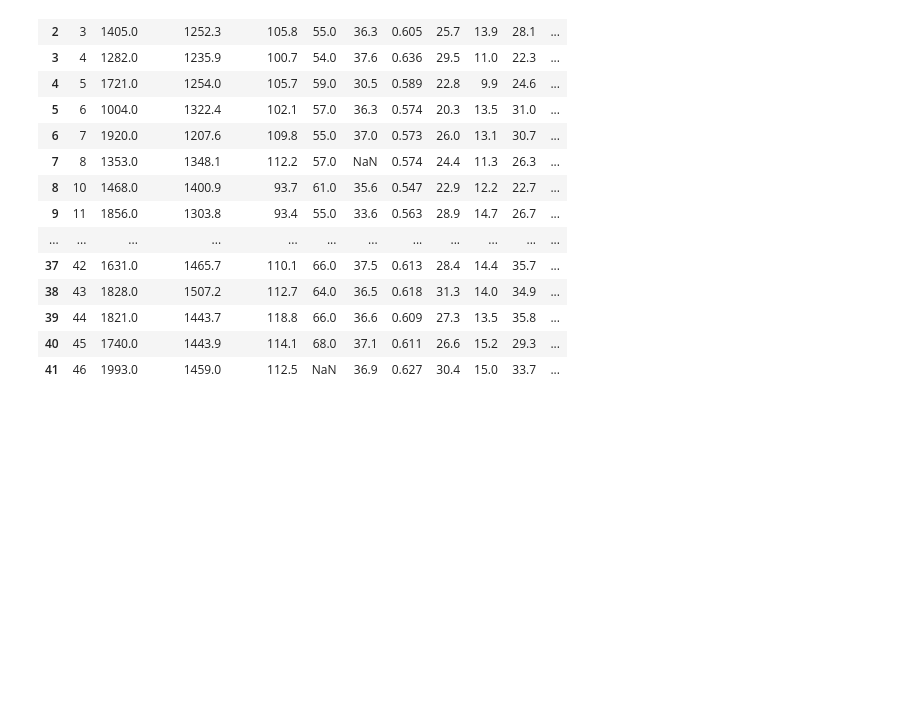
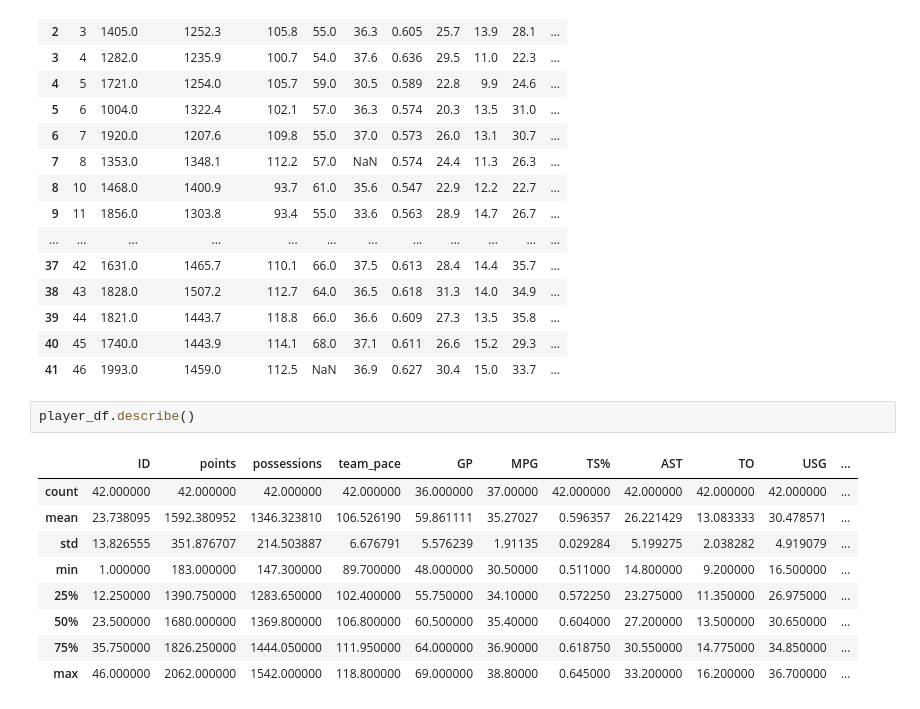
Before and after one commit to yveso/space-jam-anl, a Jupyter notebook: space-jam-anl.ipynb, the cells around one changed output. Drawn from its saved outputs; the diff is of its cells as text; blank space fills up the shorter version.

```diff
--- a/space-jam-anl.ipynb
+++ b/space-jam-anl.ipynb
@@ -135,3 +141,15 @@ player_df
 | 39 | 44 | 1821.0 | 1443.7 | 118.8 | 66.0 | 36.6 | 0.609 | 27.3 | 13.5 | 35.8 | ... |
 | 40 | 45 | 1740.0 | 1443.9 | 114.1 | 68.0 | 37.1 | 0.611 | 26.6 | 15.2 | 29.3 | ... |
 | 41 | 46 | 1993.0 | 1459.0 | 112.5 | NaN | 36.9 | 0.627 | 30.4 | 15.0 | 33.7 | ... |
+# %%
+player_df.describe()
+# %% [output]
+|  | ID | points | possessions | team_pace | GP | MPG | TS% | AST | TO | USG | ... |
+| count | 42.000000 | 42.000000 | 42.000000 | 42.000000 | 36.000000 | 37.00000 | 42.000000 | 42.000000 | 42.000000 | 42.000000 | ... |
+| mean | 23.738095 | 1592.380952 | 1346.323810 | 106.526190 | 59.861111 | 35.27027 | 0.596357 | 26.221429 | 13.083333 | 30.478571 | ... |
+| std | 13.826555 | 351.876707 | 214.503887 | 6.676791 | 5.576239 | 1.91135 | 0.029284 | 5.199275 | 2.038282 | 4.919079 | ... |
+| min | 1.000000 | 183.000000 | 147.300000 | 89.700000 | 48.000000 | 30.50000 | 0.511000 | 14.800000 | 9.200000 | 16.500000 | ... |
+| 25% | 12.250000 | 1390.750000 | 1283.650000 | 102.400000 | 55.750000 | 34.10000 | 0.572250 | 23.275000 | 11.350000 | 26.975000 | ... |
+| 50% | 23.500000 | 1680.000000 | 1369.800000 | 106.800000 | 60.500000 | 35.40000 | 0.604000 | 27.200000 | 13.500000 | 30.650000 | ... |
+| 75% | 35.750000 | 1826.250000 | 1444.050000 | 111.950000 | 64.000000 | 36.90000 | 0.618750 | 30.550000 | 14.775000 | 34.850000 | ... |
+| max | 46.000000 | 2062.000000 | 1542.000000 | 118.800000 | 69.000000 | 38.80000 | 0.645000 | 33.200000 | 16.200000 | 36.700000 | ... |
```
Also changed, not shown: parts of 12 cells of this notebook.
